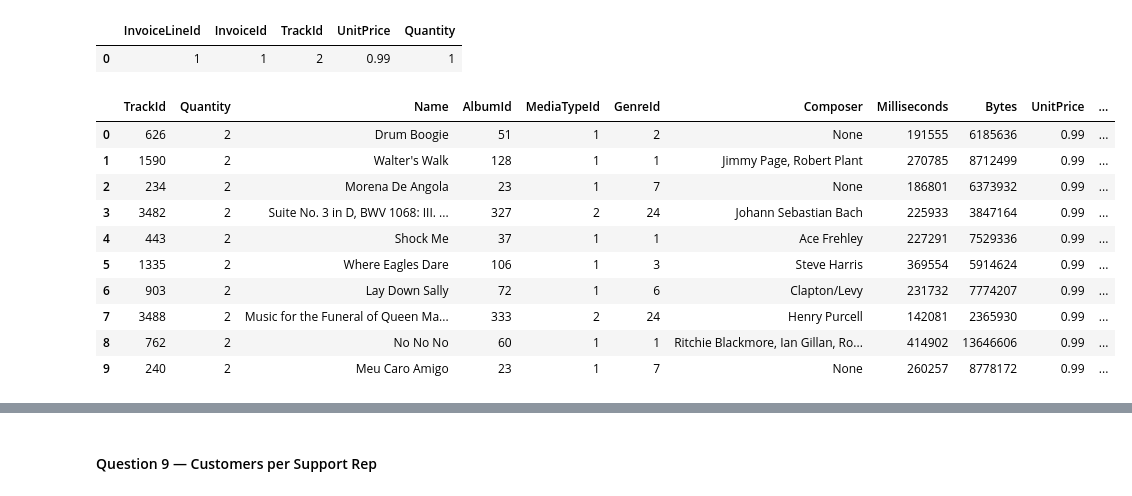
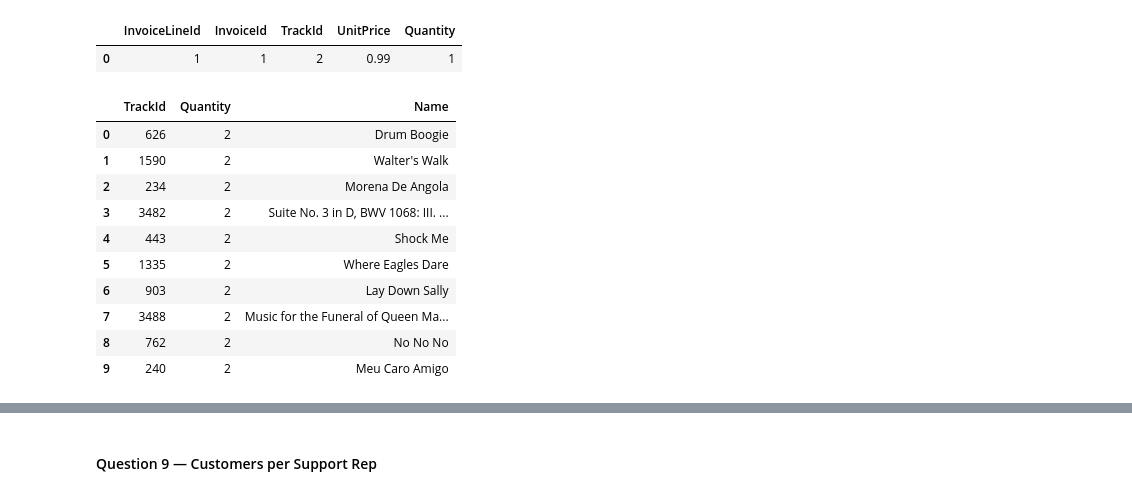
Before and after one commit to olaoluwaoyebola/PORA-Data-Science, a Jupyter notebook: Python/Assignment_Notebook_Pandas_SQLite.ipynb, the cells around one changed output, grey strips where cells are left out. Drawn from its saved outputs; the diff is of its cells as text; code cells hidden in the pictures.

```diff
--- a/Python/Assignment_Notebook_Pandas_SQLite.ipynb
+++ b/Python/Assignment_Notebook_Pandas_SQLite.ipynb
@@ -295,22 +314,23 @@ InvoiceLine.head(1)
 # %%
 # HINT:
 # Group InvoiceLine by TrackId and sum Quantity
 
 best_tracks = (InvoiceLine.groupby("TrackId")["Quantity"].sum()
                             .sort_values(ascending=False)
                             .head(10)
                             .reset_index())
 
-best_tracks.merge(Track, on="TrackId")
+best_tracks = best_tracks.merge(Track[["TrackId", "Name"]], on="TrackId")
+best_tracks
 # %% [output]
-|  | TrackId | Quantity | Name | AlbumId | MediaTypeId | GenreId | Composer | Milliseconds | Bytes | UnitPrice | ... |
-| 0 | 626 | 2 | Drum Boogie | 51 | 1 | 2 | None | 191555 | 6185636 | 0.99 | ... |
-| 1 | 1590 | 2 | Walter's Walk | 128 | 1 | 1 | Jimmy Page, Robert Plant | 270785 | 8712499 | 0.99 | ... |
-| 2 | 234 | 2 | Morena De Angola | 23 | 1 | 7 | None | 186801 | 6373932 | 0.99 | ... |
-| 3 | 3482 | 2 | Suite No. 3 in D, BWV 1068: III. ... | 327 | 2 | 24 | Johann Sebastian Bach | 225933 | 3847164 | 0.99 | ... |
-| 4 | 443 | 2 | Shock Me | 37 | 1 | 1 | Ace Frehley | 227291 | 7529336 | 0.99 | ... |
-| 5 | 1335 | 2 | Where Eagles Dare | 106 | 1 | 3 | Steve Harris | 369554 | 5914624 | 0.99 | ... |
-| 6 | 903 | 2 | Lay Down Sally | 72 | 1 | 6 | Clapton/Levy | 231732 | 7774207 | 0.99 | ... |
-| 7 | 3488 | 2 | Music for the Funeral of Queen Ma... | 333 | 2 | 24 | Henry Purcell | 142081 | 2365930 | 0.99 | ... |
-| 8 | 762 | 2 | No No No | 60 | 1 | 1 | Ritchie Blackmore, Ian Gillan, Ro... | 414902 | 13646606 | 0.99 | ... |
-| 9 | 240 | 2 | Meu Caro Amigo | 23 | 1 | 7 | None | 260257 | 8778172 | 0.99 | ... |
+|  | TrackId | Quantity | Name |
+| 0 | 626 | 2 | Drum Boogie |
+| 1 | 1590 | 2 | Walter's Walk |
+| 2 | 234 | 2 | Morena De Angola |
+| 3 | 3482 | 2 | Suite No. 3 in D, BWV 1068: III. ... |
+| 4 | 443 | 2 | Shock Me |
+| 5 | 1335 | 2 | Where Eagles Dare |
+| 6 | 903 | 2 | Lay Down Sally |
+| 7 | 3488 | 2 | Music for the Funeral of Queen Ma... |
+| 8 | 762 | 2 | No No No |
+| 9 | 240 | 2 | Meu Caro Amigo |
```
Also changed, not shown: parts of 6 cells of this notebook.
